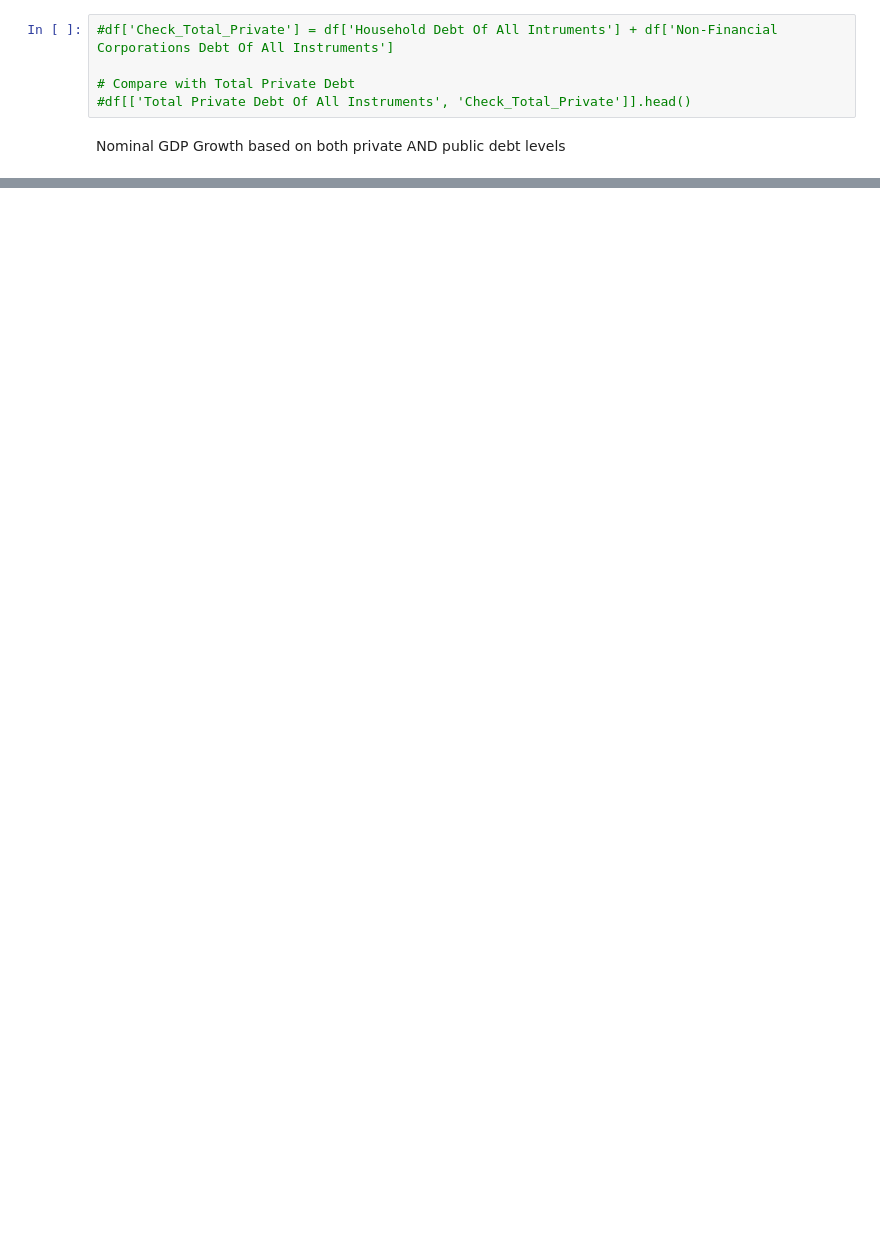
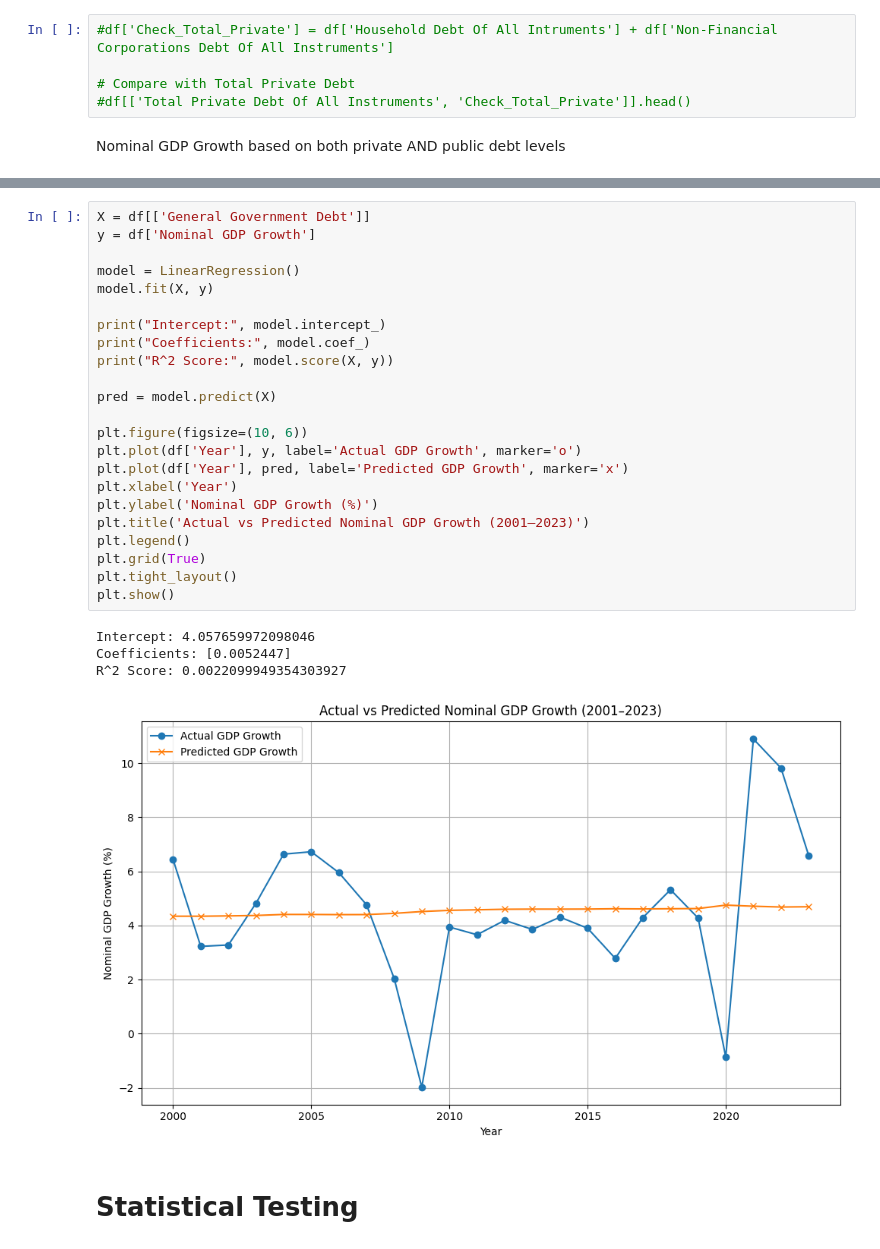
Before and after one commit to aeslha/july_21, a Jupyter notebook: DSRP_Final_Project.ipynb, the cells around one changed output, grey strips where cells are left out. Saved outputs shown, nothing was run; the diff lists cells and outputs as text; blank space fills up the shorter version.

```diff
--- a/DSRP_Final_Project.ipynb
+++ b/DSRP_Final_Project.ipynb
@@ -293,0 +320,30 @@ R^2 Score: 0.16081221960120595
+# %%
+X = df[['General Government Debt']]
+y = df['Nominal GDP Growth']
+
+model = LinearRegression()
+model.fit(X, y)
+
+print("Intercept:", model.intercept_)
+print("Coefficients:", model.coef_)
+print("R^2 Score:", model.score(X, y))
+
+pred = model.predict(X)
+
+plt.figure(figsize=(10, 6))
+plt.plot(df['Year'], y, label='Actual GDP Growth', marker='o')
+plt.plot(df['Year'], pred, label='Predicted GDP Growth', marker='x')
+plt.xlabel('Year')
+plt.ylabel('Nominal GDP Growth (%)')
+plt.title('Actual vs Predicted Nominal GDP Growth (2001–2023)')
+plt.legend()
+plt.grid(True)
+plt.tight_layout()
+plt.show()
+# %% [output]
+Intercept: 4.057659972098046
+Coefficients: [0.0052447]
+R^2 Score: 0.0022099949354303927
+[figure, added]
+# %% [markdown]
+# Statistical Testing
```
Also changed, not shown: parts of 6 cells of this notebook.
